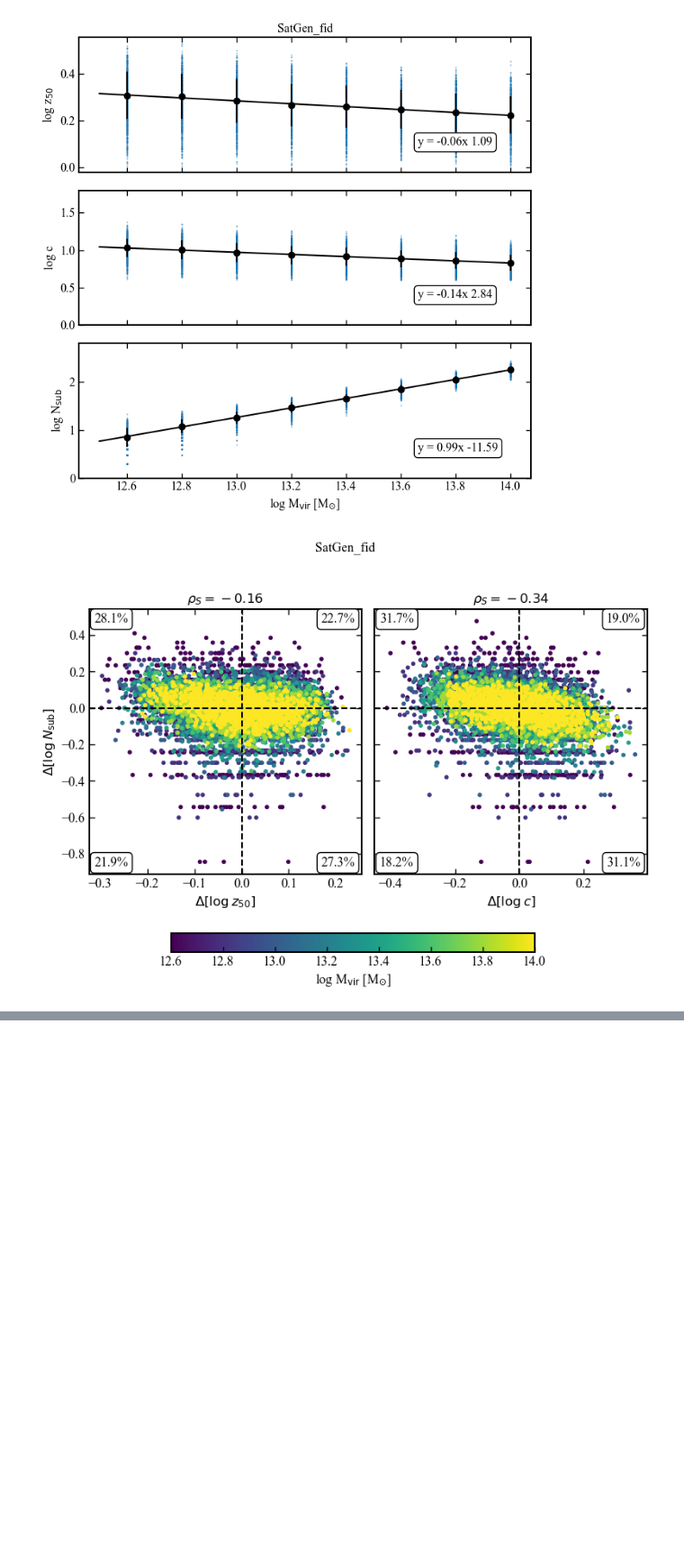
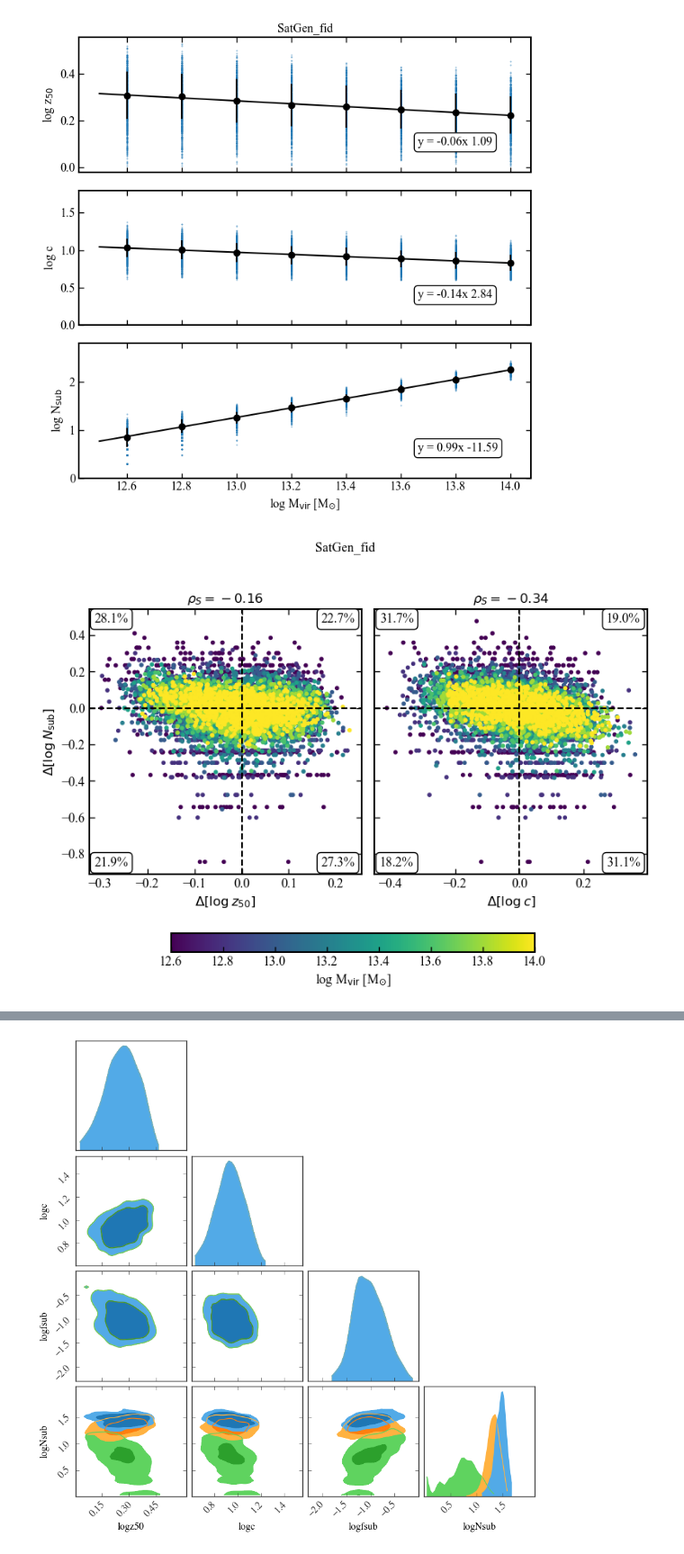
Before and after one commit to jsmonzon/MassSpec, a Jupyter notebook: notebooks/abundance/satgen_data.ipynb, the cells around one changed output, grey strips where cells are left out. Shown at 90% size. Saved outputs shown, nothing was run; the diff lists cells and outputs as text; code cells hidden in the pictures; blank space fills up the shorter version.

```diff
--- a/notebooks/abundance/satgen_data.ipynb
+++ b/notebooks/abundance/satgen_data.ipynb
@@ -62,0 +57,33 @@ corner_comp = pygtc.plotGTC(
+# %%
+full_data = jsm_ancillary.load_massspec_withorders("../../data/fid/", "artificial")
+# %%
+subset = full_data[(full_data["logMvir"] >= 13.1) & (full_data["logMvir"] < 13.3)][["logz50", "logc", "logfsub", "logNsub"]]
+
+subset_1st = full_data[(full_data["logMvir"] >= 13.1) & (full_data["logMvir"] < 13.3)][["logz50", "logc", "logfsub", "logNsub_1st"]]
+
+subset_2nd = full_data[(full_data["logMvir"] >= 13.1) & (full_data["logMvir"] < 13.3)][["logz50", "logc", "logfsub", "logNsub_2nd"]]
+
+subset_3rd = full_data[(full_data["logMvir"] >= 13.1) & (full_data["logMvir"] < 13.3)][["logz50", "logc", "logfsub", "logNsub_3rd"]]
+# %%
+subset_2nd.replace([np.inf, -np.inf], 0.0001, inplace=True)
+subset_3rd.replace([np.inf, -np.inf], 0.0001, inplace=True)
+# %%
+paramRanges = [[full_data["logz50"].min(), full_data["logz50"].max()],
+                [full_data["logc"].min(), full_data["logc"].max()],
+                [-2.3, 0.0],
+                [0.0, 2.1]]
+
+
+        # corner plot
+corner_comp = pygtc.plotGTC(
+    chains=[subset, subset_1st, subset_2nd],
+    smoothingKernel=1.4,
+    figureSize=10,
+    paramRanges=paramRanges,
+    customTickFont={'family':'Times', 'size':12},
+    customLegendFont={'family':'Times', 'size':12},
+    customLabelFont={'family':'Times', 'size':12},
+    mathTextFontSet=None,
+    panelSpacing='loose')
+# %% [output]
+[figure, added]
```
Also changed, not shown: parts of 9 cells of this notebook, 26 other files.
